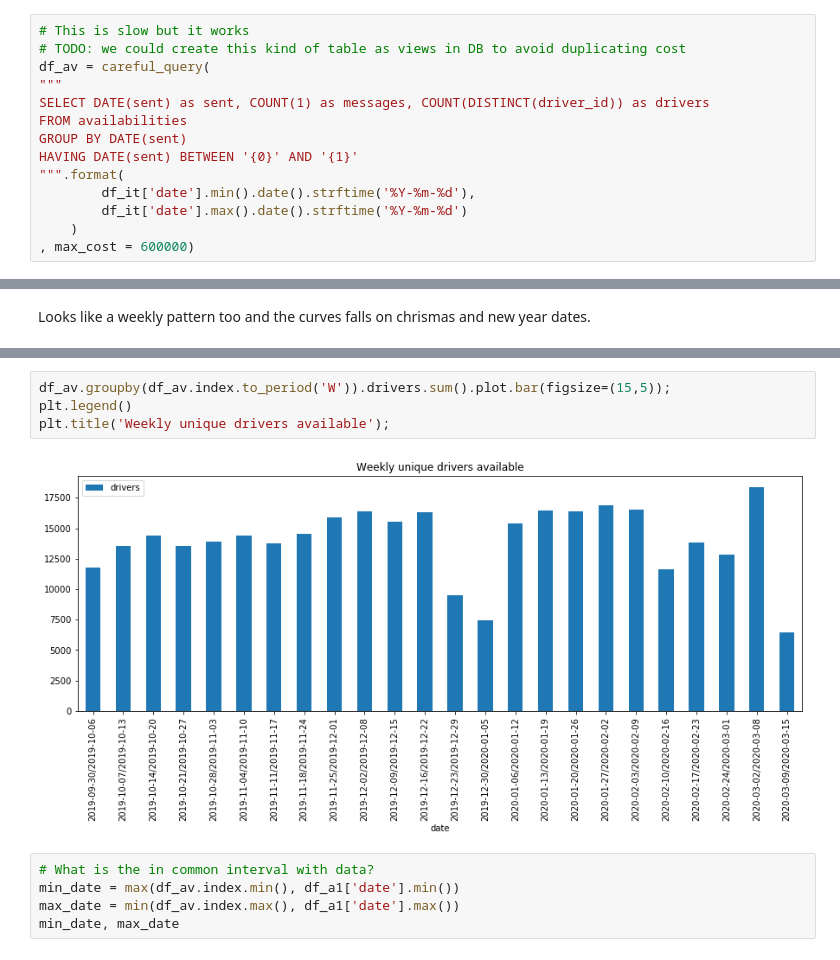
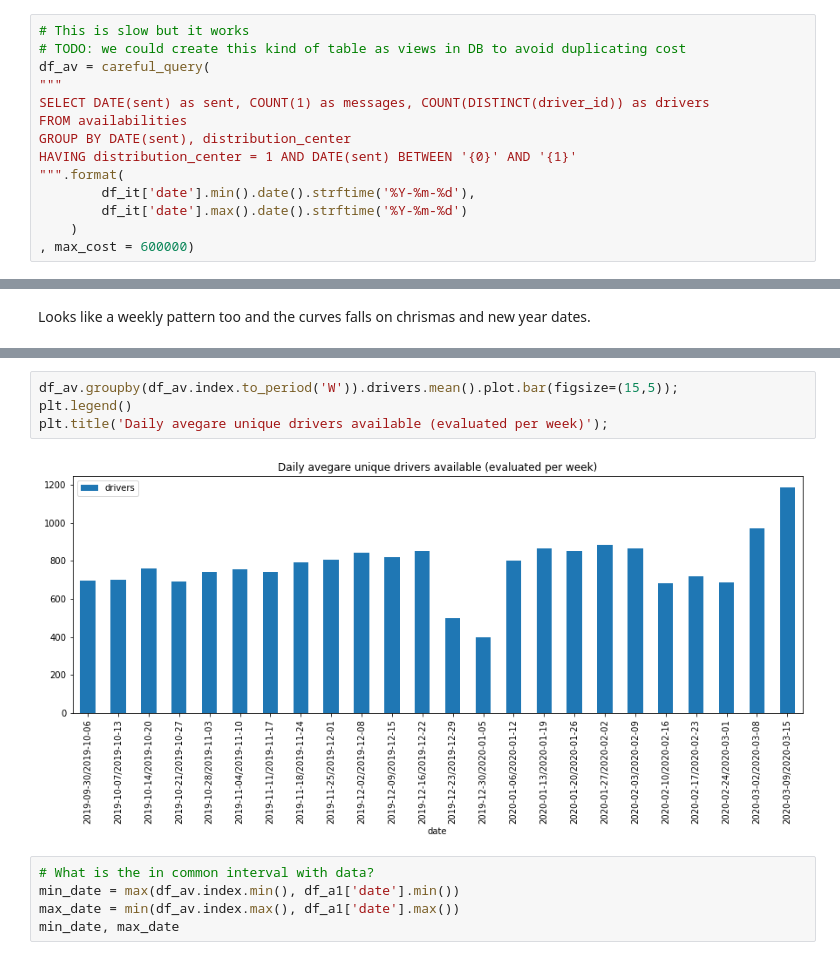
Before and after one commit to akanelson/ds4a, a Jupyter notebook: initial_exploratory_analysis/05 - EDA - First Approach.ipynb, the cells around one changed output, grey strips where cells are left out. Cells and saved outputs as stored; diff of their text form.

```diff
--- a/initial_exploratory_analysis/05 - EDA - First Approach.ipynb
+++ b/initial_exploratory_analysis/05 - EDA - First Approach.ipynb
@@ -472,8 +515,8 @@ df_av = careful_query(
 """
 SELECT DATE(sent) as sent, COUNT(1) as messages, COUNT(DISTINCT(driver_id)) as drivers
 FROM availabilities
-GROUP BY DATE(sent)
-HAVING DATE(sent) BETWEEN '{0}' AND '{1}'
+GROUP BY DATE(sent), distribution_center
+HAVING distribution_center = 1 AND DATE(sent) BETWEEN '{0}' AND '{1}'
 """.format(
         df_it['date'].min().date().strftime('%Y-%m-%d'),
         df_it['date'].max().date().strftime('%Y-%m-%d')
@@ -545,9 +588,9 @@ plt.title('Monthly unique drivers available');
 # %%
-df_av.groupby(df_av.index.to_period('W')).drivers.sum().plot.bar(figsize=(15,5));
+df_av.groupby(df_av.index.to_period('W')).drivers.mean().plot.bar(figsize=(15,5));
 plt.legend()
-plt.title('Weekly unique drivers available');
+plt.title('Daily avegare unique drivers available (evaluated per week)');
 # %% [output]
-[figure, old version]
+[figure, new version]
 # %%
 # What is the in common interval with data?
 min_date = max(df_av.index.min(), df_a1['date'].min())
```
Also changed, not shown: parts of 40 cells of this notebook.
